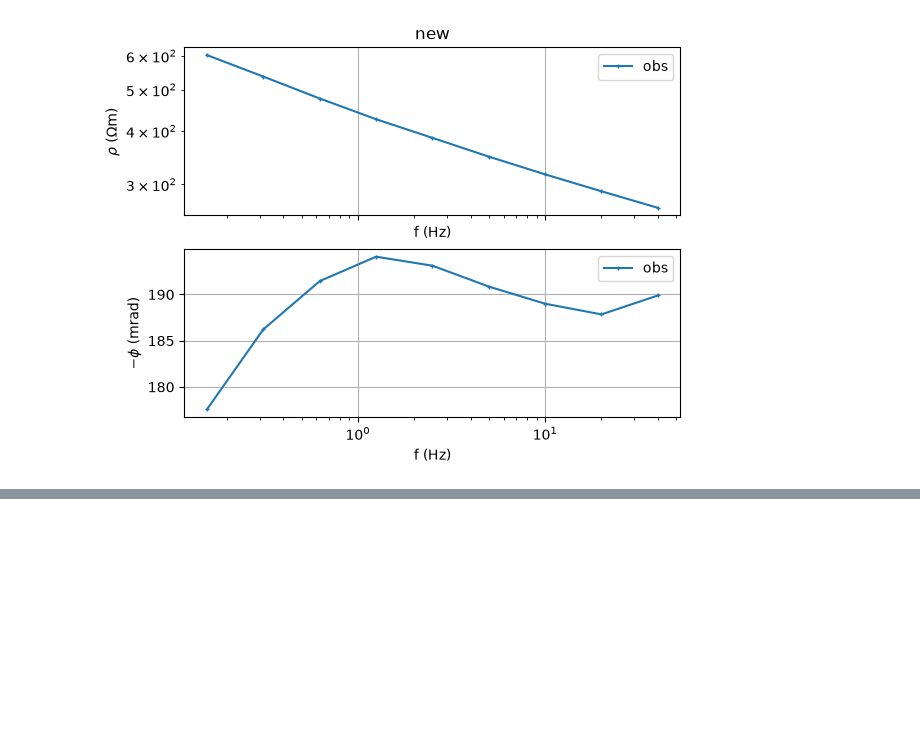
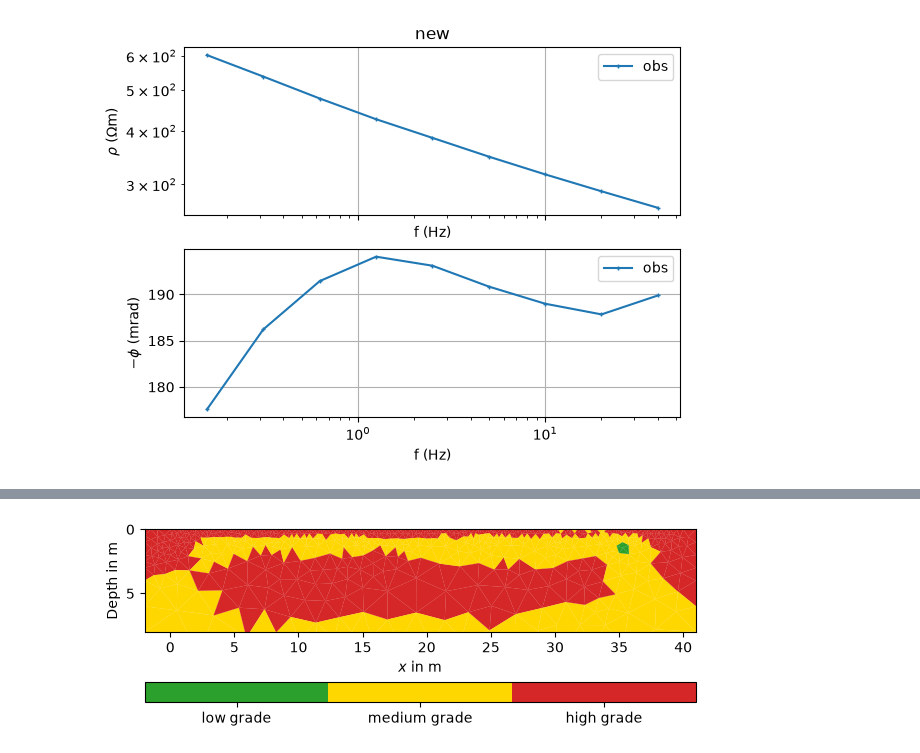
Before and after one commit to TUBAF-EM/FDIP, a Jupyter notebook: examples/slagheap/3_postprocess.ipynb, the cells around one changed output, grey strips where cells are left out. Drawn from its saved outputs; the diff is of its cells as text; code cells hidden in the pictures; blank space fills up the shorter version.

Commit message:
DOC slagheap 2 notebook, type & grade

```diff
--- a/examples/slagheap/3_postprocess.ipynb
+++ b/examples/slagheap/3_postprocess.ipynb
@@ -45,0 +86,12 @@ p.pd.show(sHigh*1e3, ax=ax[2], **kw);
+# %%
+fs2sMF = fs2s[:, 1] * 1000
+grade = (fs2sMF > 0.1) + 1.0
+grade[fs2sMF > .7] = 3
+cm = ListedColormap(["tab:green", "gold", "tab:red"])
+ax, cb = fdip.pd.show(grade, cMin=.5, cMax=3.5, cMap=cm,
+                      xlabel="x [m]", ylabel="z [m]", showBoundary=False)
+ax.set_ylim(-8, 0)
+cb.set_ticks([1, 2, 3])
+cb.set_ticklabels(["low grade", "medium grade", "high grade"])
+# %% [output]
+[figure, added]
```
Also changed, not shown: parts of 5 cells of this notebook, 2 other files.
